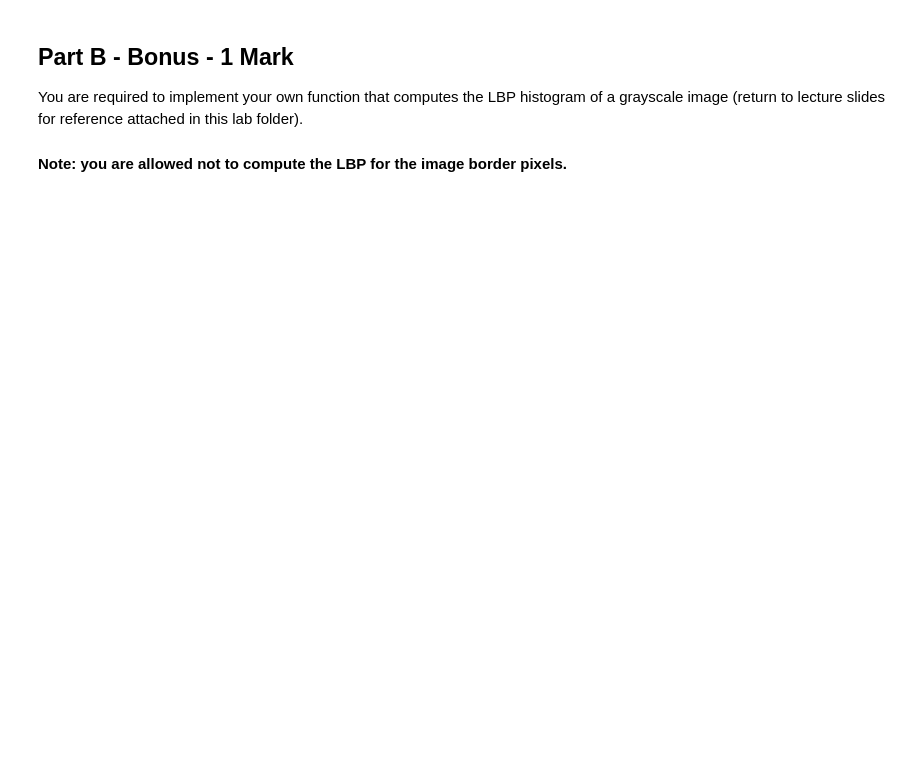
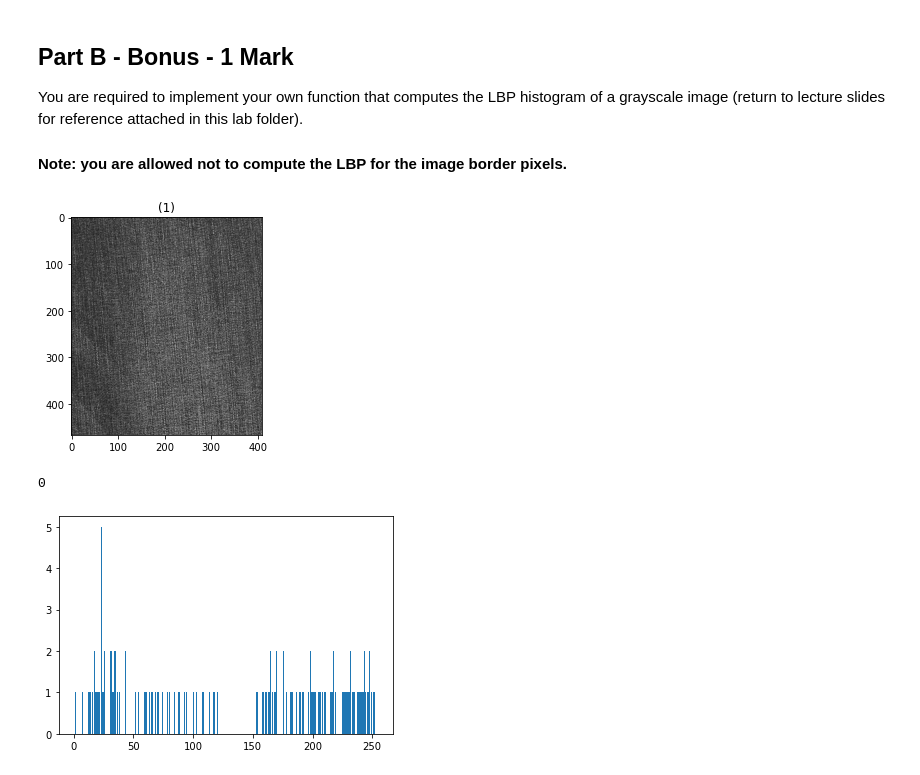
Before and after one commit to aashrafh/CMP362, a Jupyter notebook: Lab9_Texture/lab_texture_STD.ipynb, the cells around one changed output. Drawn from its saved outputs; the diff is of its cells as text; code cells hidden in the pictures; blank space fills up the shorter version.

```diff
--- a/Lab9_Texture/lab_texture_STD.ipynb
+++ b/Lab9_Texture/lab_texture_STD.ipynb
@@ -161,10 +168,55 @@ def get_lbp_hist(grayscale_img):
+# %%
+directions = [(-1, 1), (0, 1), (1, 1), (1, 0), (1, -1), (0, -1), (-1, -1), (-1, 0)]
+def get_lbp_hist(grayscale_img):
+    lbp_img = np.zeros(grayscale_img.shape)
+    hist = [0]*256
+    sz = 3
+    for i in range(0, grayscale_img.shape[0]):
+        for j in range(0, grayscale_img.shape[1]):
+            if i == 0 or i == grayscale_img.shape[0]-1:
+                continue
+            if j == 0 or j == grayscale_img.shape[1]-1:
+                continue
+
+            center = grayscale_img[i, j]
+            s = 0
+            for k in range(8):
+                x, y = directions[k]
+                res = (grayscale_img[i+x, j+y] >= center)
+                s += (res*(2**k))
+            lbp_img[i, j] = s
+            hist[s] += 1
+    return hist
+# %%
+def show_images(images,titles=None):
+    #This function is used to show image(s) with titles by sending an array of images and an array of associated titles.
+    # images[0] will be drawn with the title titles[0] if exists
+    # You aren't required to understand this function, use it as-is.
+    n_ims = len(images)
+    if titles is None: titles = ['(%d)' % i for i in range(1,n_ims + 1)]
+    fig = plt.figure()
+    n = 1
+    for image,title in zip(images,titles):
+        a = fig.add_subplot(1,n_ims,n)
+        if image.ndim == 2:
+            plt.gray()
+        plt.imshow(image)
+        a.set_title(title)
+        n += 1
+    fig.set_size_inches(np.array(fig.get_size_inches()) * n_ims)
+    plt.show()
 # %%
 # Testing your work, we will compare your histogram with that of ours
 # There should be a noticable difference between the histograms of jeans and cotton
-img = rgb2gray(io.imread(r'imgs_patches\jeans1.jpg'))
+img = rgb2gray(io.imread(r'imgs_patches/jeans1.jpg'))
+show_images([img])
 hist = get_lbp_hist(img)
 plt.hist(hist, bins=range((2 ** 8)))
 0
+# %% [output]
+[figure, added]
+0
+[figure, added]
 # %%
 # Testing your work, we will compare your histogram with that of ours
 # There should be a noticable difference between the histograms of jeans and cotton
```
Also changed, not shown: parts of 6 cells of this notebook, 1 other file.
